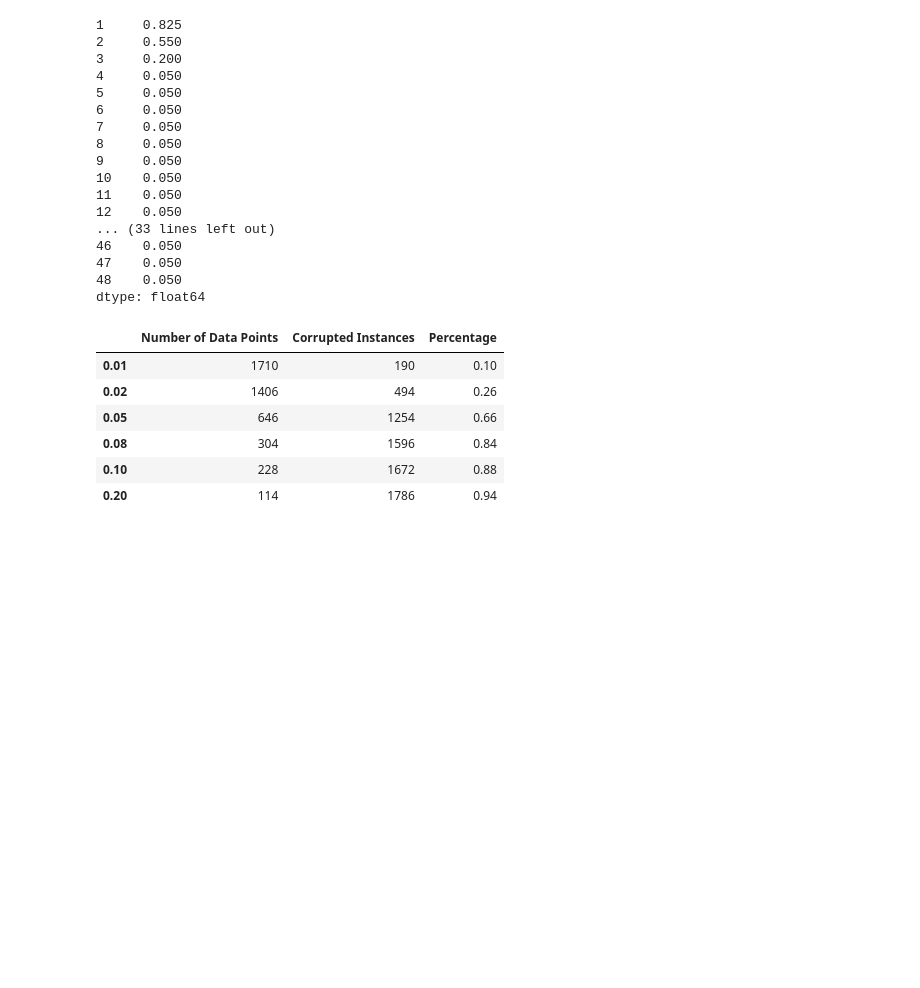
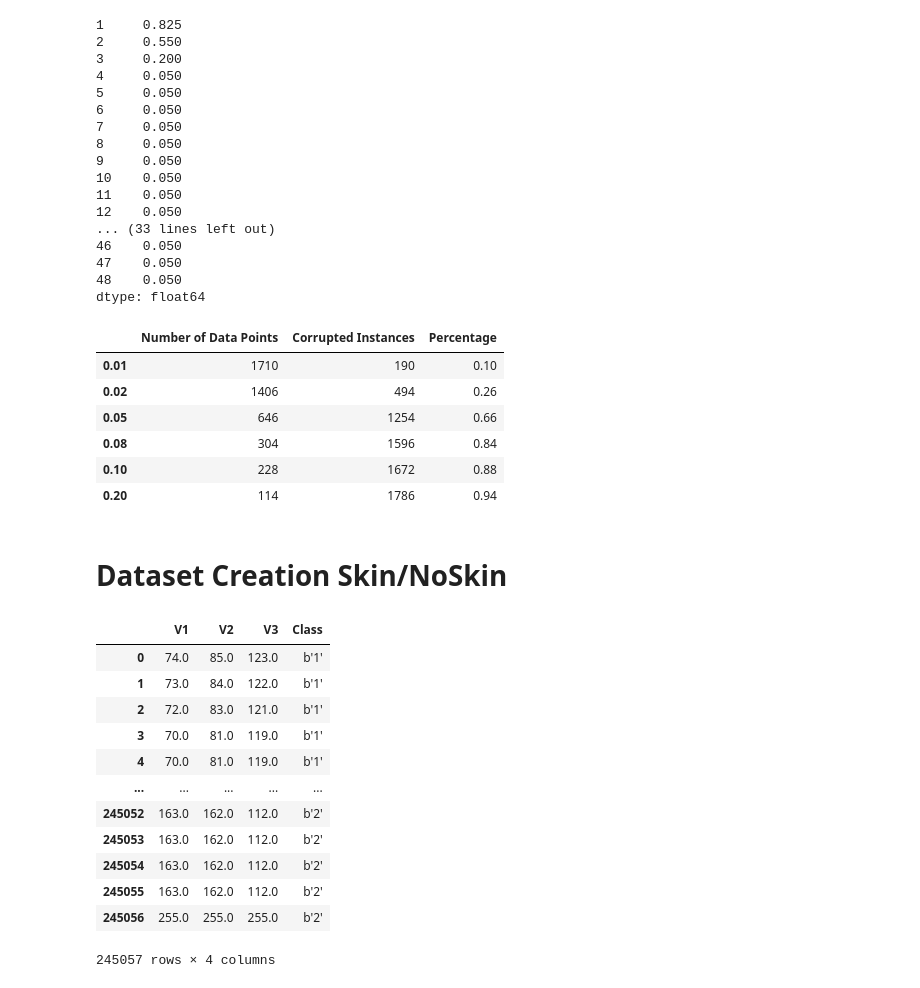
Before and after one commit to aguilarjose11/Perceptron-Corruption, a Jupyter notebook: DataCorruptionExperimentsAndResults.ipynb, the cells around one changed output. Drawn from its saved outputs; the diff is of its cells as text; code cells hidden in the pictures; blank space fills up the shorter version.

```diff
--- a/DataCorruptionExperimentsAndResults.ipynb
+++ b/DataCorruptionExperimentsAndResults.ipynb
@@ -653,3 +653,5 @@ pd.DataFrame({
 | 0.08 | 304 | 1596 | 0.84 |
 | 0.10 | 228 | 1672 | 0.88 |
 | 0.20 | 114 | 1786 | 0.94 |
+# %% [markdown]
+# Dataset Creation Skin/NoSkin
@@ -655,0 +666,16 @@ pd.DataFrame({
+# %%
+pd.read_csv('./datasets/skinNoSkin.csv')
+# %% [output]
+|  | V1 | V2 | V3 | Class |
+| 0 | 74.0 | 85.0 | 123.0 | b'1' |
+| 1 | 73.0 | 84.0 | 122.0 | b'1' |
+| 2 | 72.0 | 83.0 | 121.0 | b'1' |
+| 3 | 70.0 | 81.0 | 119.0 | b'1' |
+| 4 | 70.0 | 81.0 | 119.0 | b'1' |
+| ... | ... | ... | ... | ... |
+| 245052 | 163.0 | 162.0 | 112.0 | b'2' |
+| 245053 | 163.0 | 162.0 | 112.0 | b'2' |
+| 245054 | 163.0 | 162.0 | 112.0 | b'2' |
+| 245055 | 163.0 | 162.0 | 112.0 | b'2' |
+| 245056 | 255.0 | 255.0 | 255.0 | b'2' |
+245057 rows × 4 columns
```
Also changed, not shown: parts of 7 cells of this notebook, 7 other files.
